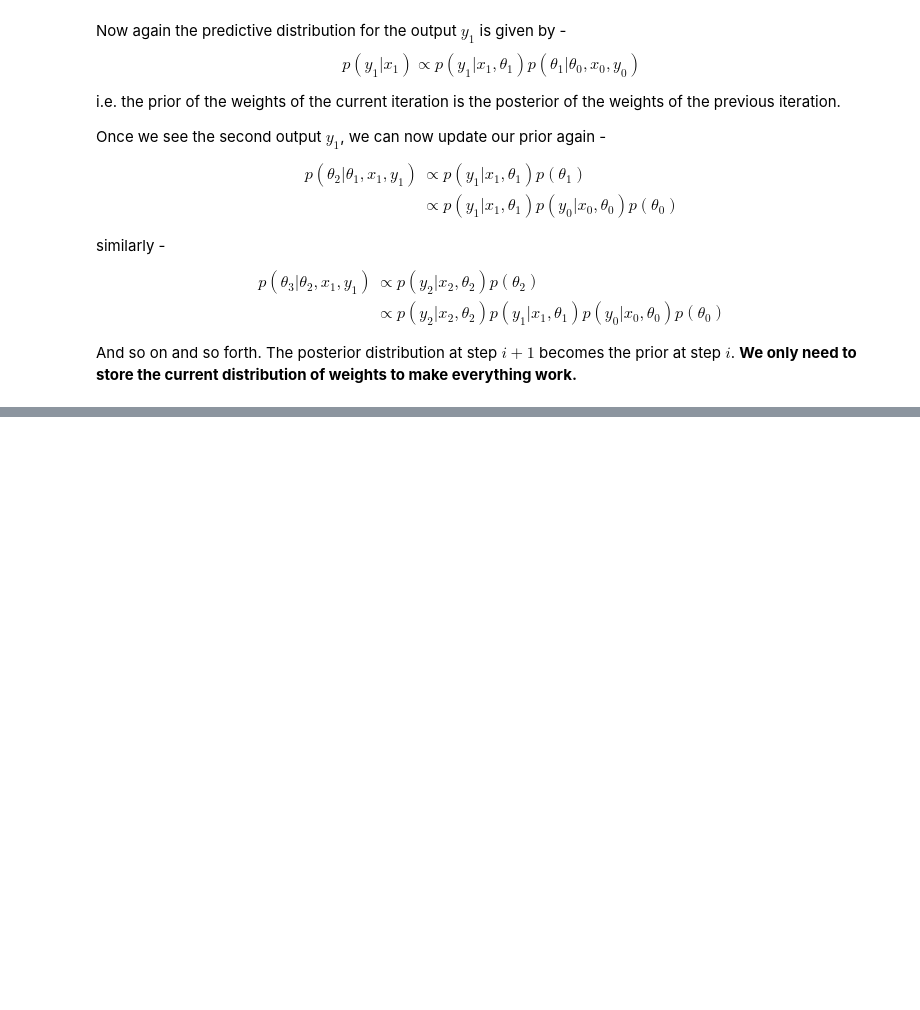
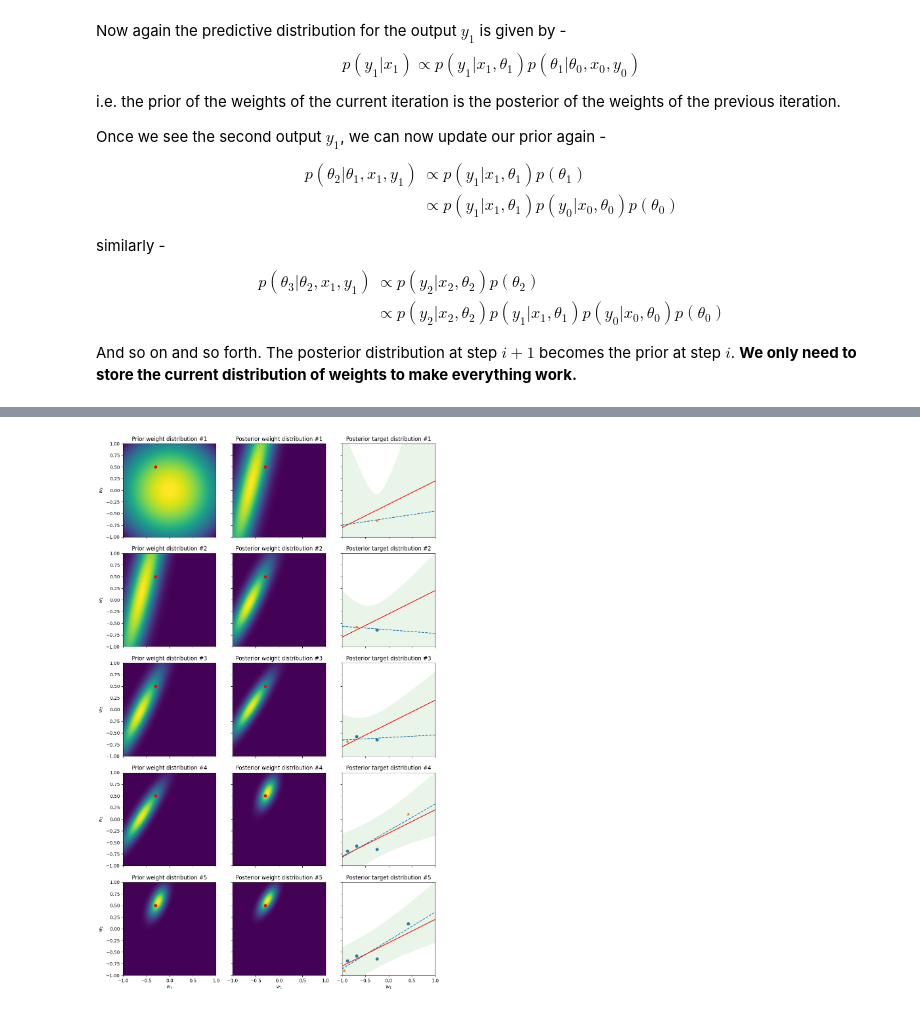
Before and after one commit to AshishSinha5/misc, a Jupyter notebook: statistics_concepts/bayesian_linear_regression.ipynb, the cells around one changed output, grey strips where cells are left out. Cells and saved outputs as stored; diff of their text form; code cells hidden in the pictures; blank space fills up the shorter version.

Commit message:
added model for bayesian linear regression

```diff
--- a/statistics_concepts/bayesian_linear_regression.ipynb
+++ b/statistics_concepts/bayesian_linear_regression.ipynb
@@ -157,0 +170,2 @@ class BayesLinReg:
+# %%
+y_pred = np.empty(len(y))
@@ -157,0 +180,17 @@ class BayesLinReg:
+# %%
+from sklearn import exceptions
+from sklearn import linear_model
+from sklearn import preprocessing
+
+model = linear_model.SGDRegressor(eta0=.15)  # here eta0 is the learning rate
+
+y_pred = np.empty(len(y))
+
+for i, (xi, yi) in enumerate(zip(preprocessing.scale(X), y)):
+    try:
+        y_pred[i] = model.predict([xi])[0]
+    except exceptions.NotFittedError:
+        y_pred[i] = 0.
+    model.partial_fit([xi], [yi])
+
+print(metrics.mean_absolute_error(y, y_pred))
@@ -157,0 +199,81 @@ class BayesLinReg:
+# %%
+from mpl_toolkits.axes_grid1 import ImageGrid
+
+np.random.seed(42)
+
+# Pick some true parameters that the model has to find
+weights = np.array([-.3, .5])
+
+def sample(n):
+    for _ in range(n):
+        x = np.array([1, np.random.uniform(-1, 1)])
+        y = np.dot(weights, x) + np.random.normal(0, .2)
+        yield x, y
+
+model = BayesLinReg(n_features=2, alpha=2, beta=25)
+
+# The following 3 variables are just here for plotting purposes
+N = 100
+w = np.linspace(-1, 1, 100)
+W = np.dstack(np.meshgrid(w, w))
+
+n_samples = 5
+fig = plt.figure(figsize=(7 * n_samples, 21))
+grid = ImageGrid(
+    fig, 111,  # similar to subplot(111)
+    nrows_ncols=(n_samples, 3),  # creates a n_samplesx3 grid of axes
+    axes_pad=.5  # pad between axes in inch.
+)
+
+# We'll store the features and targets for plotting purposes
+xs = []
+ys = []
+
+def prettify_ax(ax):
+    ax.set_xlim(-1, 1)
+    ax.set_ylim(-1, 1)
+    ax.set_xlabel('$w_1$')
+    ax.set_ylabel('$w_2$')
+    return ax
+
+for i, (xi, yi) in enumerate(sample(n_samples)):
+
+    pred_dist = model.predict(xi)
+
+    # Prior weight distribution
+    ax = prettify_ax(grid[3 * i])
+    ax.set_title(f'Prior weight distribution #{i + 1}')
+    ax.contourf(w, w, model.weights_dist.pdf(W), N, cmap='viridis')
+    ax.scatter(*weights, color='red')  # true weights the model has to find
+
+    # Update model
+    model.learn(xi, yi)
+
+    # Prior weight distribution
+    ax = prettify_ax(grid[3 * i + 1])
+    ax.set_title(f'Posterior weight distribution #{i + 1}')
+    ax.contourf(w, w, model.weights_dist.pdf(W), N, cmap='viridis')
+    ax.scatter(*weights, color='red')  # true weights the model has to find
+
+    # Posterior target distribution
+    xs.append(xi)
+    ys.append(yi)
+    posteriors = [model.predict(np.array([1, wi])) for wi in w]
+    ax = prettify_ax(grid[3 * i + 2])
+    ax.set_title(f'Posterior target distribution #{i + 1}')
+    # Plot the old points and the new points
+    ax.scatter([xi[1] for xi in xs[:-1]], ys[:-1])
+    ax.scatter(xs[-1][1], ys[-1], marker='*')
+    # Plot the predictive mean along with the predictive interval
+    ax.plot(w, [p.mean() for p in posteriors], linestyle='--')
+    cis = [p.interval(.95) for p in posteriors]
+    ax.fill_between(
+        x=w,
+        y1=[ci[0] for ci in cis],
+        y2=[ci[1] for ci in cis],
+        alpha=.1
+    )
+    # Plot the true target distribution
+    ax.plot(w, [np.dot(weights, [1, xi]) for xi in w], color='red')
+# %% [output]
+[figure, added]
```
Also changed, not shown: parts of 12 cells of this notebook.
